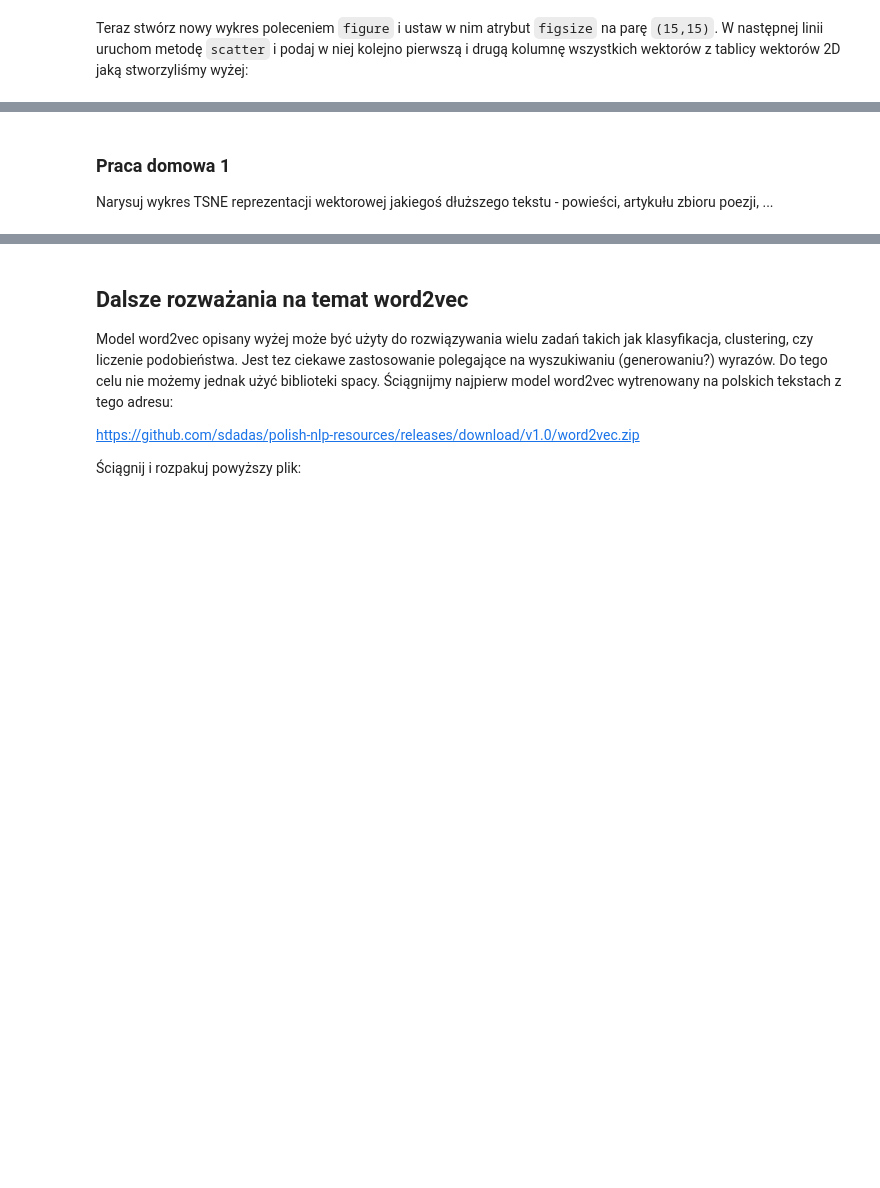
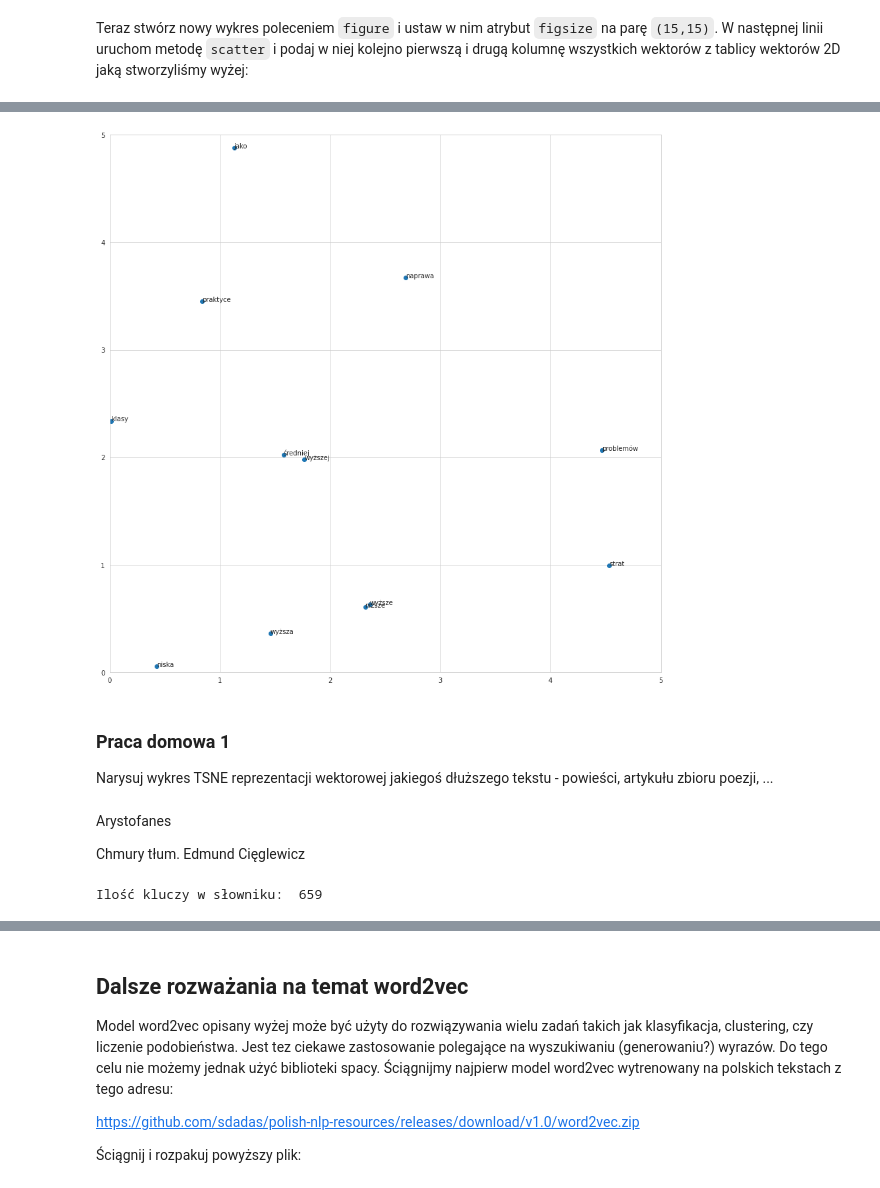
Before and after one commit to NonRelDat/twitt, a Jupyter notebook: WstępDoNLP.ipynb, the cells around one changed output, grey strips where cells are left out. Saved outputs shown, nothing was run; the diff lists cells and outputs as text; code cells hidden in the pictures; blank space fills up the shorter version.

```diff
--- a/WstępDoNLP.ipynb
+++ b/WstępDoNLP.ipynb
@@ -70,0 +278,4 @@ Niestety nie możemy rysować wszystkie 300 wynmiarów wektora, więc zastosujem
+# %%
+new_dict = {}
+for i in range(len(y)):
+  new_dict[y[i]] = X_embedded[i]
@@ -79,4 +329,22 @@ Ponieważ wykres jest z duży i nie widać wszystkich wyrazów razem, można uż
+# %%
+plt.figure(figsize=(15,15))
+sns.set_style('whitegrid')
+plt.scatter(np.hsplit(X_embedded,2)[0], np.hsplit(X_embedded,2)[1])
+plt.xlim((0,5))
+plt.ylim((0,5))
+
+
+for key, (x,y) in new_dict.items():
+  if x > 0 and x < 5 and y > 0 and y < 5:
+    plt.gca().text(x, y, key)
+# %% [output]
+[figure, added]
 # %% [markdown]
 ### Praca domowa 1
 
 Narysuj wykres TSNE reprezentacji wektorowej jakiegoś dłuższego tekstu - powieści, artykułu zbioru poezji, ...
+# %% [markdown]
+Arystofanes
+
+Chmury
+tłum. Edmund Cięglewicz
@@ -82,0 +361,4 @@ Narysuj wykres TSNE reprezentacji wektorowej jakiegoś dłuższego tekstu - powi
+# %%
+print('Ilość kluczy w słowniku: ', len(token_vect_dictG.keys()))
+# %% [output]
+Ilość kluczy w słowniku:  659
```
Also changed, not shown: parts of 69 cells of this notebook.
